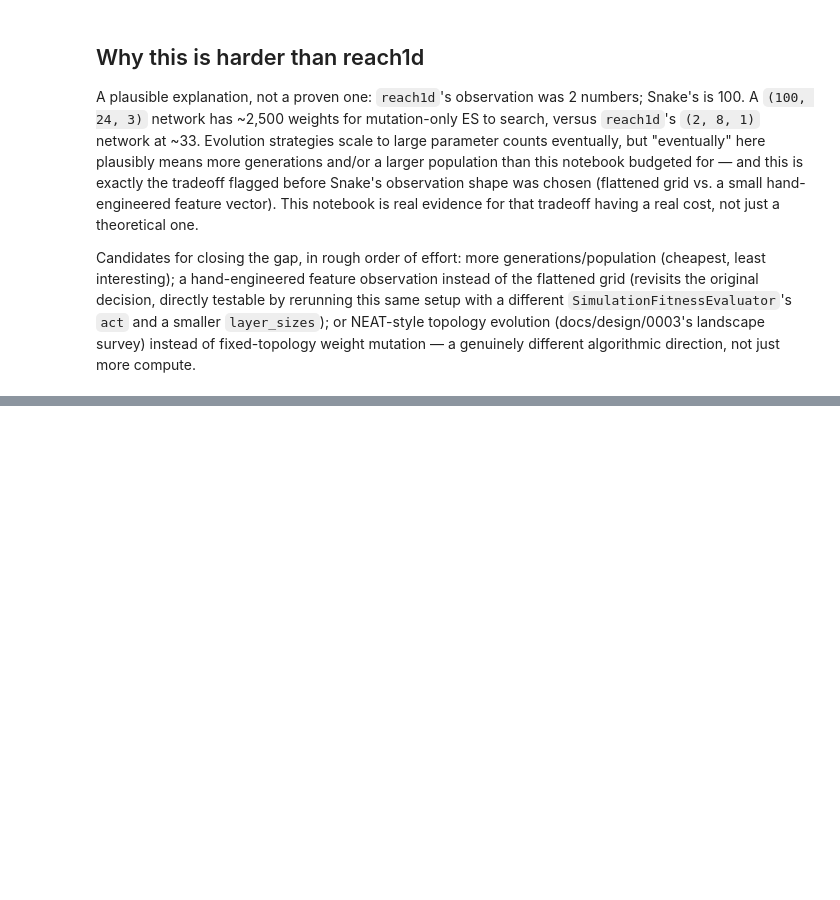
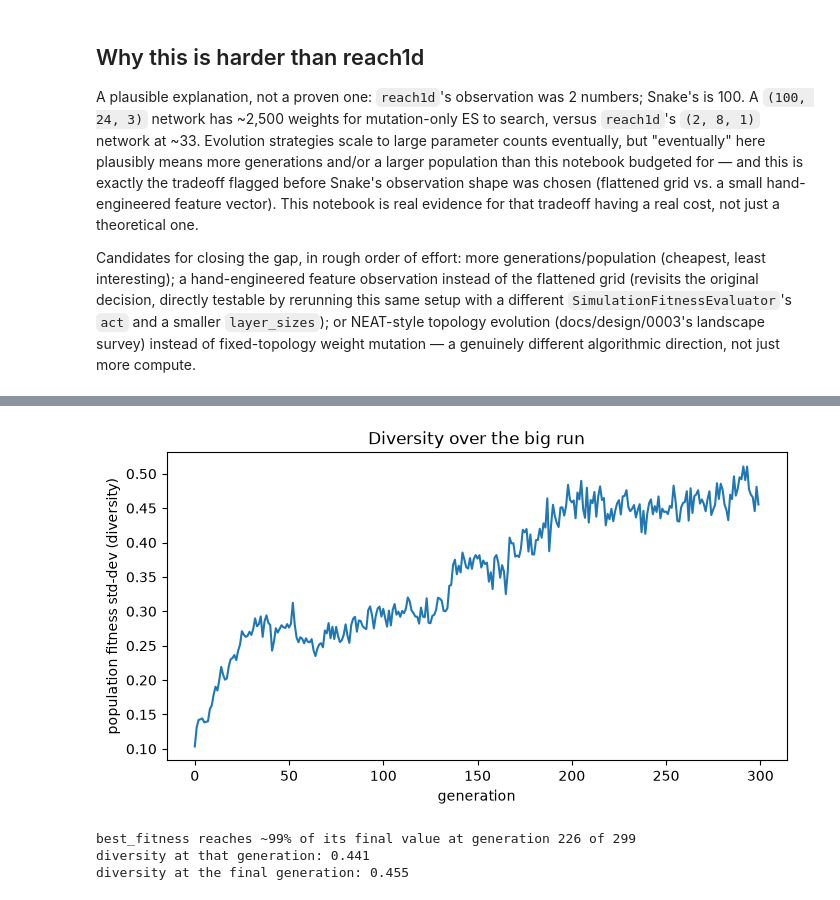
Before and after one commit to 0xMack/red-queen, a Jupyter notebook: notebooks/0005-neuroevolution-snake.ipynb, the cells around one changed output, grey strips where cells are left out. Saved outputs shown, nothing was run; the diff lists cells and outputs as text; code cells hidden in the pictures; blank space fills up the shorter version.

```diff
--- a/notebooks/0005-neuroevolution-snake.ipynb
+++ b/notebooks/0005-neuroevolution-snake.ipynb
@@ -158,0 +208,19 @@ different algorithmic direction, not just more compute.
+# %%
+fig, ax = plt.subplots(figsize=(8, 4))
+ax.plot(range(len(summaries_big)), [s.diversity for s in summaries_big])
+ax.set_xlabel("generation")
+ax.set_ylabel("population fitness std-dev (diversity)")
+ax.set_title("Diversity over the big run")
+plt.show()
+
+# where does best_fitness stop improving? first generation within 1% of the final value
+final_best = summaries_big[-1].best_fitness
+plateau_gen = next(i for i, s in enumerate(summaries_big) if s.best_fitness >= final_best * 0.99)
+print(f"best_fitness reaches ~99% of its final value at generation {plateau_gen} of {len(summaries_big) - 1}")
+print(f"diversity at that generation: {summaries_big[plateau_gen].diversity:.3f}")
+print(f"diversity at the final generation: {summaries_big[-1].diversity:.3f}")
+# %% [output]
+[figure, added]
+best_fitness reaches ~99% of its final value at generation 226 of 299
+diversity at that generation: 0.441
+diversity at the final generation: 0.455
```
Also changed, not shown: parts of 8 cells of this notebook, 2 other files.
